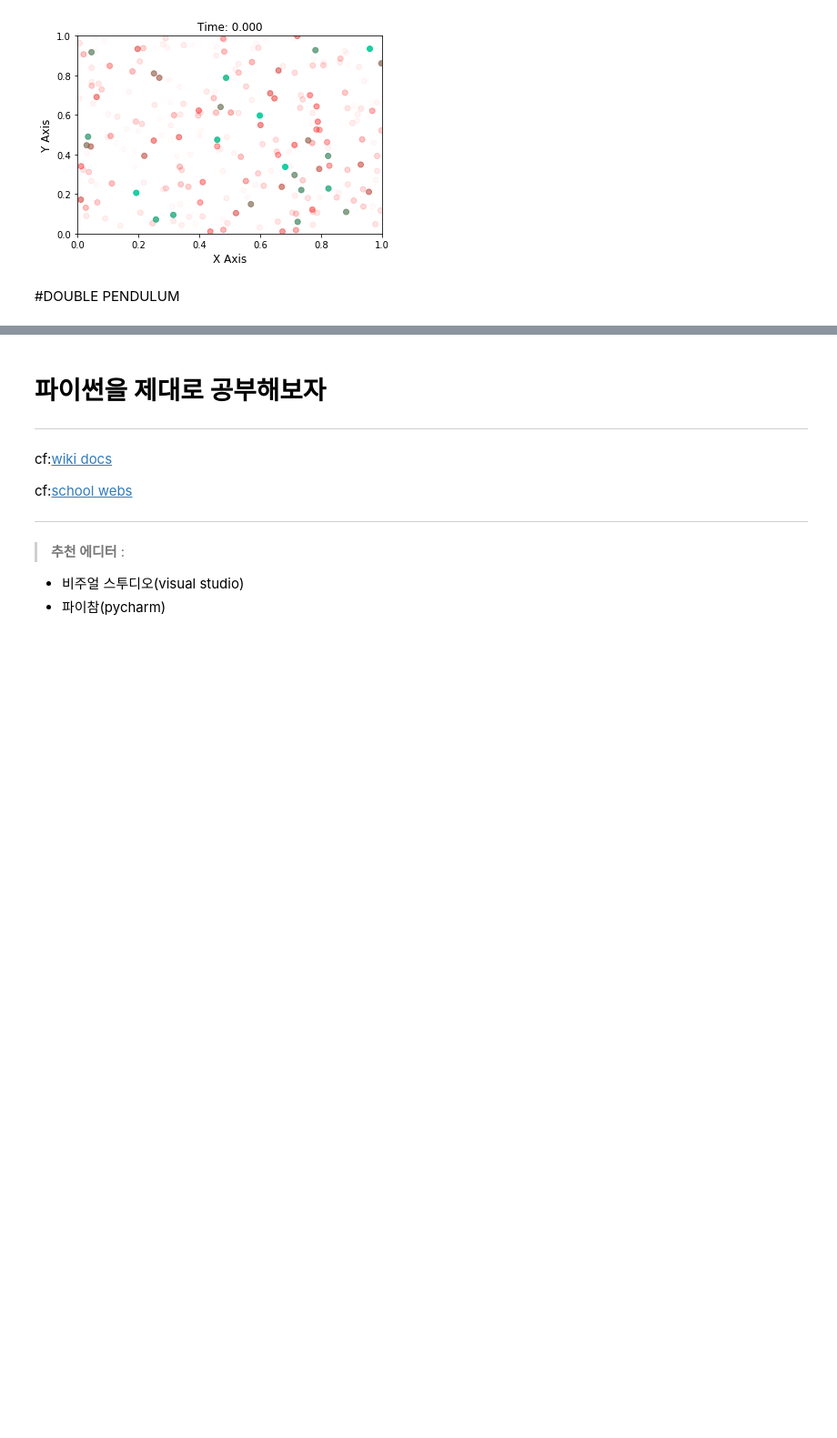
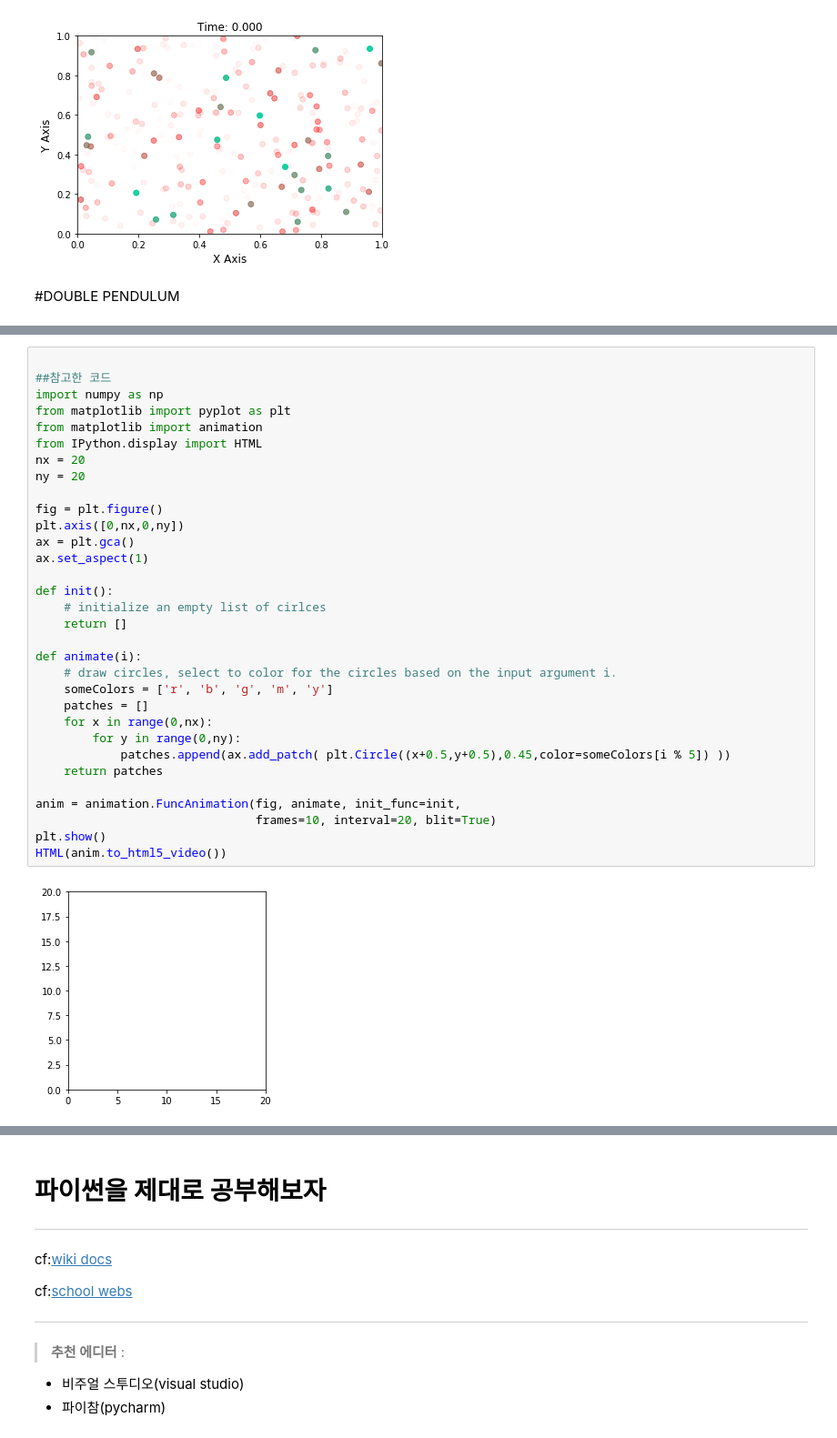
Before and after one commit to Dcal-dev/For-Study, a Jupyter notebook: For_Study_Dynamics.ipynb, the cells around one changed output, grey strips where cells are left out. Shown at 91% size. Saved outputs shown, nothing was run; the diff lists cells and outputs as text; blank space fills up the shorter version.

```diff
--- a/For_Study_Dynamics.ipynb
+++ b/For_Study_Dynamics.ipynb
@@ -1076,0 +1274,34 @@ NameError: ignored
+# %%
+
+##참고한 코드
+import numpy as np
+from matplotlib import pyplot as plt
+from matplotlib import animation
+from IPython.display import HTML
+nx = 20
+ny = 20
+
+fig = plt.figure()
+plt.axis([0,nx,0,ny])
+ax = plt.gca()
+ax.set_aspect(1)
+
+def init():
+    # initialize an empty list of cirlces
+    return []
+
+def animate(i):
+    # draw circles, select to color for the circles based on the input argument i.
+    someColors = ['r', 'b', 'g', 'm', 'y']
+    patches = []
+    for x in range(0,nx):
+        for y in range(0,ny):
+            patches.append(ax.add_patch( plt.Circle((x+0.5,y+0.5),0.45,color=someColors[i % 5]) ))
+    return patches
+
+anim = animation.FuncAnimation(fig, animate, init_func=init,
+                               frames=10, interval=20, blit=True)
+plt.show()
+HTML(anim.to_html5_video())
+# %% [output]
+[figure, added]
```
Also changed, not shown: parts of 7 cells of this notebook.
